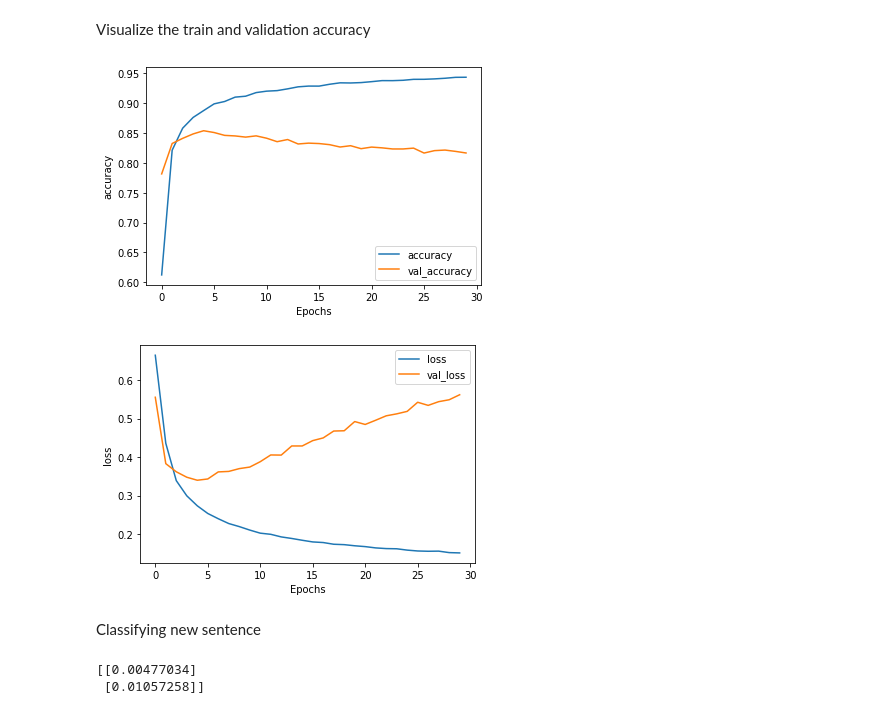
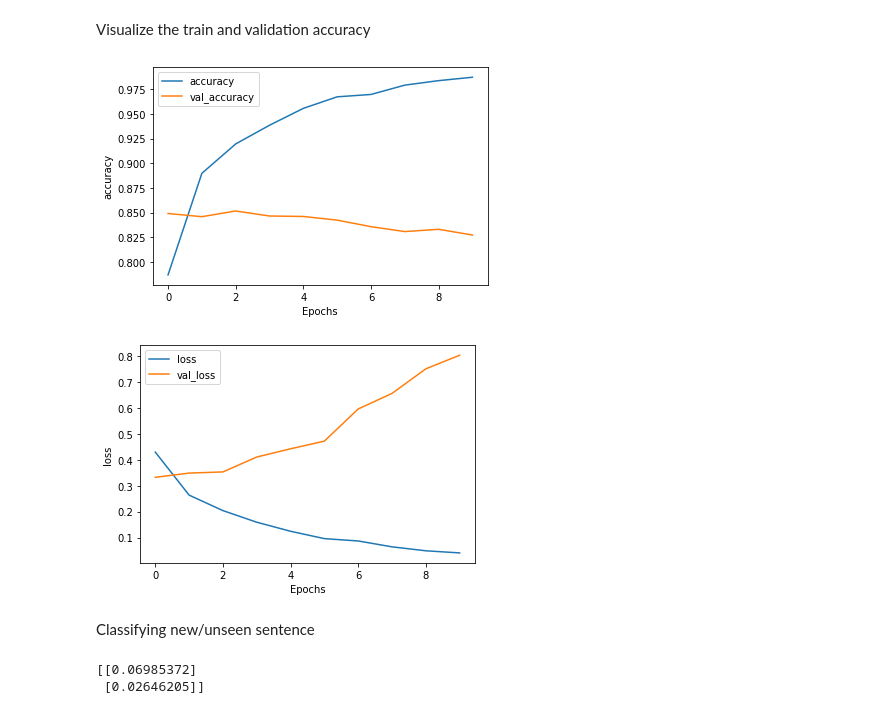
Before and after one commit to Surichn/DSAI, a Jupyter notebook: DS/TA/NLP/NLP6.ipynb, the cells around one changed output. Saved outputs shown, nothing was run; the diff lists cells and outputs as text; code cells hidden in the pictures.

```diff
--- a/DS/TA/NLP/NLP6.ipynb
+++ b/DS/TA/NLP/NLP6.ipynb
@@ -83,8 +84,16 @@ Define neural network with following layers
 *   Dense Layer with 24 nodes
 *   Output Dense Layer  with sigmoid activation
 # %%
+#model = tf.keras.Sequential([
+#                             tf.keras.layers.Embedding(vocab_size,embedding_dim,input_length=max_length),
+#                             tf.keras.layers.Bidirectional(tf.keras.layers.LSTM(64,return_sequences=True)),
+#                             tf.keras.layers.Bidirectional(tf.keras.layers.LSTM(32)),
+#                             tf.keras.layers.Dense(24,activation = 'relu'),
+#                             tf.keras.layers.Dense(1,activation = 'sigmoid')
+#])
 model = tf.keras.Sequential([
                              tf.keras.layers.Embedding(vocab_size,embedding_dim,input_length=max_length),
+                             tf.keras.layers.Conv1D(64,5,activation='relu') ,
                              tf.keras.layers.GlobalAveragePooling1D(),
                              tf.keras.layers.Dense(24,activation = 'relu'),
                              tf.keras.layers.Dense(1,activation = 'sigmoid')
@@ -114,7 +125,7 @@ _________________________________________________________________
 # %% [markdown]
 Train the Model
 # %%
-num_epochs = 30
+num_epochs = 10
 
 history = model.fit(
     training_pad,
@@ -146,28 +160,28 @@ Visualize the train and validation accuracy
 # %%
 import matplotlib.pyplot as plt
 
-def plot_graphs(history, string):
-  plt.plot(history.history[string])
-  plt.plot(history.history['val_' +string])
-  plt.legend([string, 'val_' +string])
+def plot_graphs(history, metric):
+  plt.plot(history.history[metric])
+  plt.plot(history.history['val_' +metric])
+  plt.legend([metric, 'val_' +metric])
   plt.xlabel("Epochs")
-  plt.ylabel(string)
+  plt.ylabel(metric)
   plt.show()
 
 plot_graphs(history,"accuracy")
 plot_graphs(history,"loss")
 # %% [output]
-[figure, old version]
+[figure, new version]
-[figure, old version]
+[figure, new version]
 # %% [markdown]
-Classifying new sentence
+Classifying new/unseen sentence
 # %%
-sentence = ["the baby boy fears spiders", "game of thrones season finale showing this sunday night"]
+sentence = ["the girl starting to fear snakes in the garden might be real", "game of thrones season finale showing this sunday night"]
 
 sequences = tokenizer.texts_to_sequences(sentence)
 pad_seq = pad_sequences(sequences,maxlen = max_length,padding = padding_type, truncating = trunc_type)
 
 print(model.predict(pad_seq))
 # %% [output]
-[[0.00477034]
- [0.01057258]]
+[[0.06985372]
+ [0.02646205]]
```
Also changed, not shown: parts of 3 cells of this notebook.
